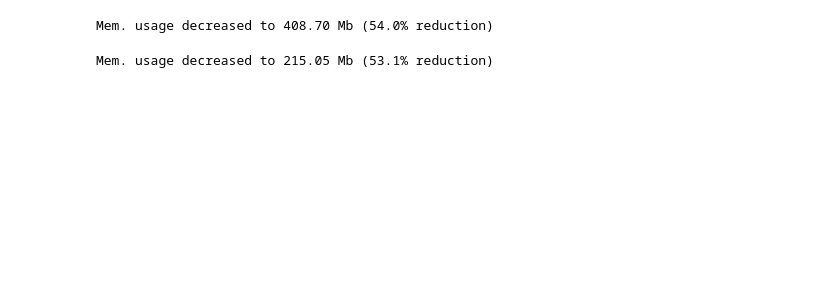
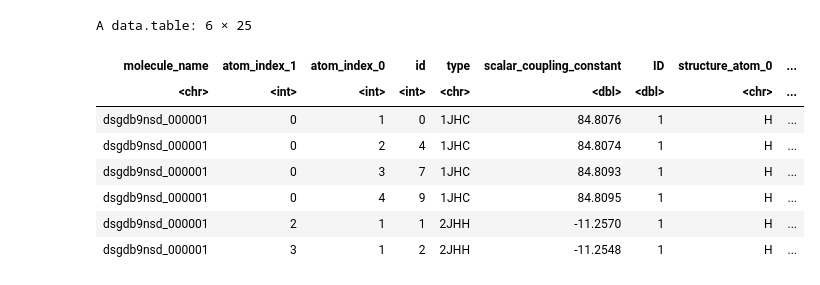
Before and after one commit to arhow/MolecularProperties, a Jupyter notebook: molecularproperties/extract_features/giba-r-data-table-simple-features-0-991-lb.ipynb, the cells around one changed output. Cells and saved outputs as stored; diff of their text form; code cells hidden in the pictures; blank space fills up the shorter version.

```diff
--- a/molecularproperties/extract_features/giba-r-data-table-simple-features-0-991-lb.ipynb
+++ b/molecularproperties/extract_features/giba-r-data-table-simple-features-0-991-lb.ipynb
@@ -110,8 +140,0 @@ head(train_test)
-# %%
-train = reduce_mem_usage(train)
-# %% [output]
-Mem. usage decreased to 408.70 Mb (54.0% reduction)
-# %%
-test = reduce_mem_usage(test)
-# %% [output]
-Mem. usage decreased to 215.05 Mb (53.1% reduction)
@@ -121,0 +141,23 @@ test.drop(columns=['molecule_name','atom_index_0','atom_index_1','type']).to_pic
+# %%
+# difference and distance features
+train_test[, ":="(dist_xyz = sqrt((structure_x_0 - structure_x_1) ^ 2 +
+                                    (structure_y_0 - structure_y_1) ^ 2 +
+                                    (structure_z_0 - structure_z_1) ^ 2)
+)]
+
+train_test[, inv_dist0 := 1/sum(1/dist_xyz^3) ,
+           by=c("molecule_name","atom_index_0") ]
+train_test[, inv_dist1 := 1/sum(1/dist_xyz^3) ,
+           by=c("molecule_name","atom_index_1") ]
+train_test[, inv_distP := (inv_dist0*inv_dist1)/(inv_dist0+inv_dist1) ]
+head(train_test)
+# %% [output]
+A data.table: 6 × 25
+| molecule_name | atom_index_1 | atom_index_0 | id | type | scalar_coupling_constant | ID | structure_atom_0 | ... |
+| <chr> | <int> | <int> | <int> | <chr> | <dbl> | <dbl> | <chr> | ... |
+| dsgdb9nsd_000001 | 0 | 1 | 0 | 1JHC | 84.8076 | 1 | H | ... |
+| dsgdb9nsd_000001 | 0 | 2 | 4 | 1JHC | 84.8074 | 1 | H | ... |
+| dsgdb9nsd_000001 | 0 | 3 | 7 | 1JHC | 84.8093 | 1 | H | ... |
+| dsgdb9nsd_000001 | 0 | 4 | 9 | 1JHC | 84.8095 | 1 | H | ... |
+| dsgdb9nsd_000001 | 2 | 1 | 1 | 2JHH | -11.2570 | 1 | H | ... |
+| dsgdb9nsd_000001 | 3 | 1 | 2 | 2JHH | -11.2548 | 1 | H | ... |
```
Also changed, not shown: parts of 25 cells of this notebook, 8 other files.
